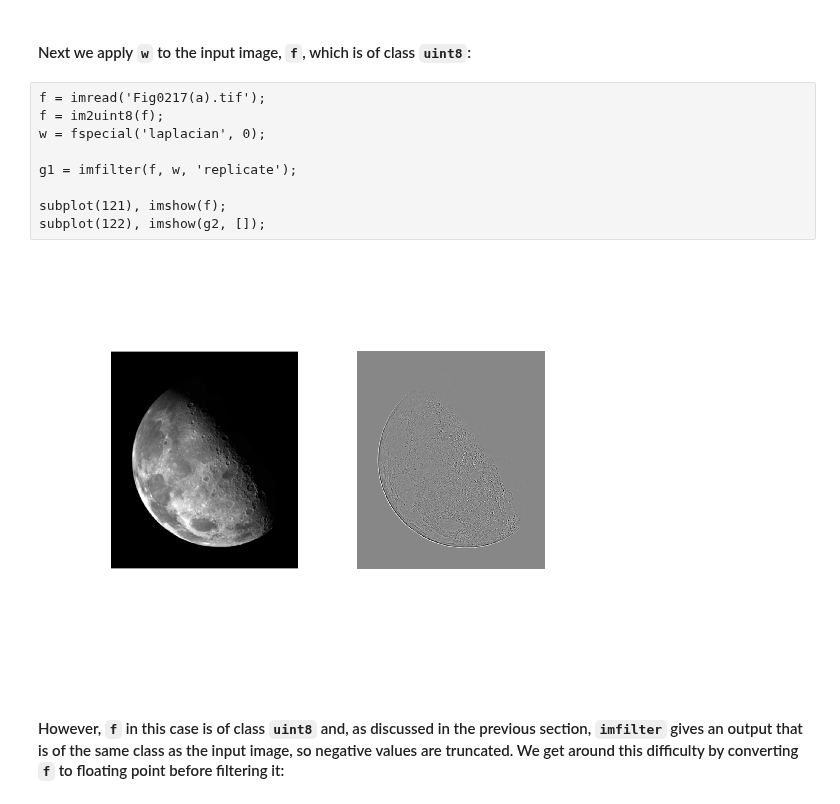
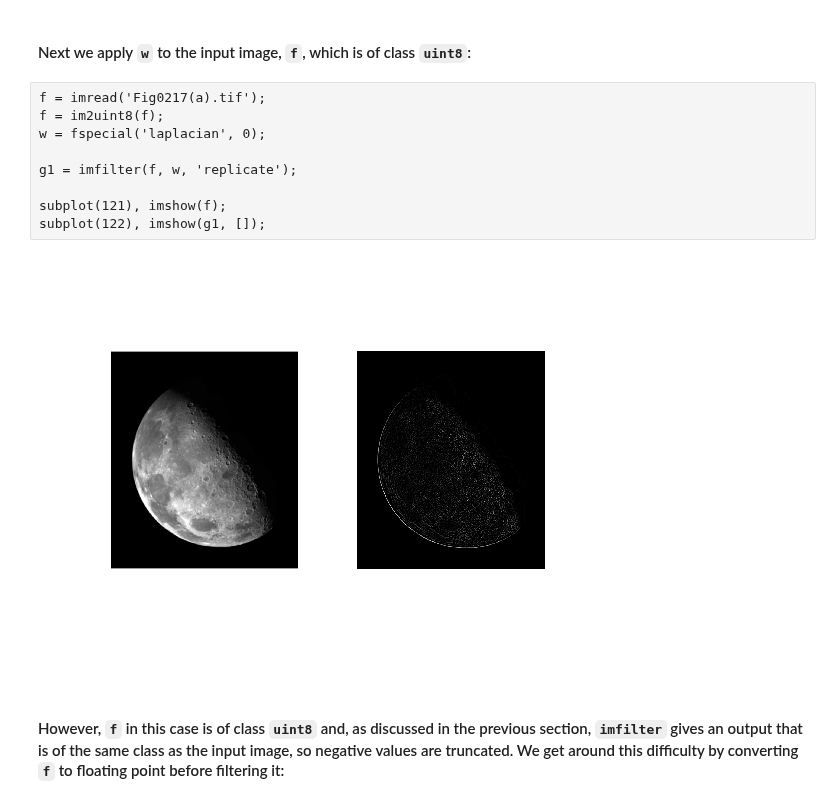
Before and after one commit to SunYufei/dipum2e, a Jupyter notebook: Chapter 2/2.5.ipynb, the cells around one changed output. Drawn from its saved outputs; the diff is of its cells as text.

```diff
--- a/Chapter 2/2.5.ipynb
+++ b/Chapter 2/2.5.ipynb
@@ -25,14 +25,14 @@ w =
 # %%
 f = imread('Fig0217(a).tif');
 f = im2uint8(f);
 w = fspecial('laplacian', 0);
 
 g1 = imfilter(f, w, 'replicate');
 
 subplot(121), imshow(f);
-subplot(122), imshow(g2, []);
+subplot(122), imshow(g1, []);
 # %% [output]
-[figure, old version]
+[figure, new version]
 # %% [markdown]
 #### However, `f` in this case is of class `uint8` and, as discussed in the previous section, `imfilter` gives an output that is of the same class as the input image, so negative values are truncated. We get around this difficulty by converting `f` to floating point before filtering it:
 # %%
```
Also changed, not shown: 4 other files.
